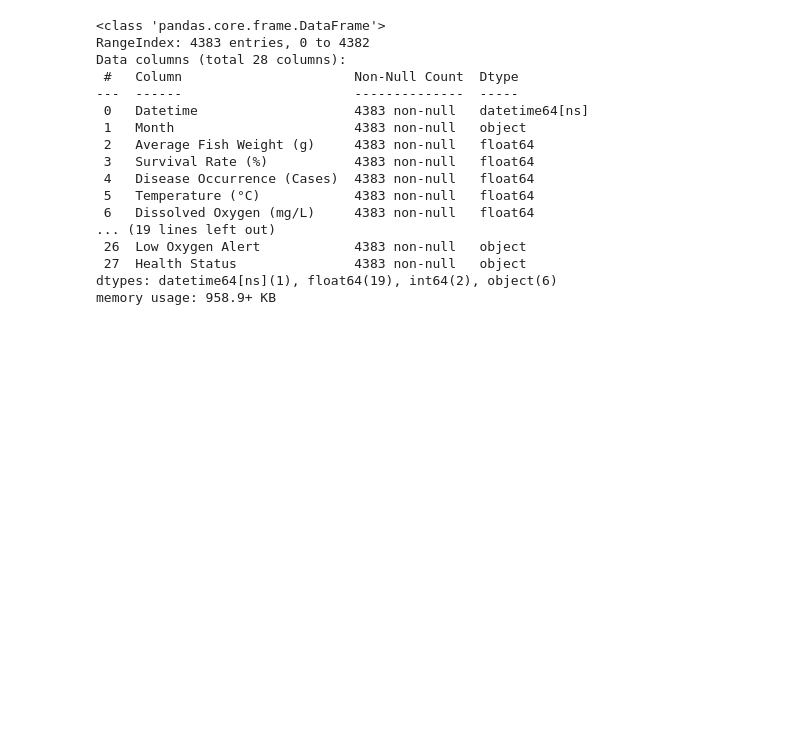
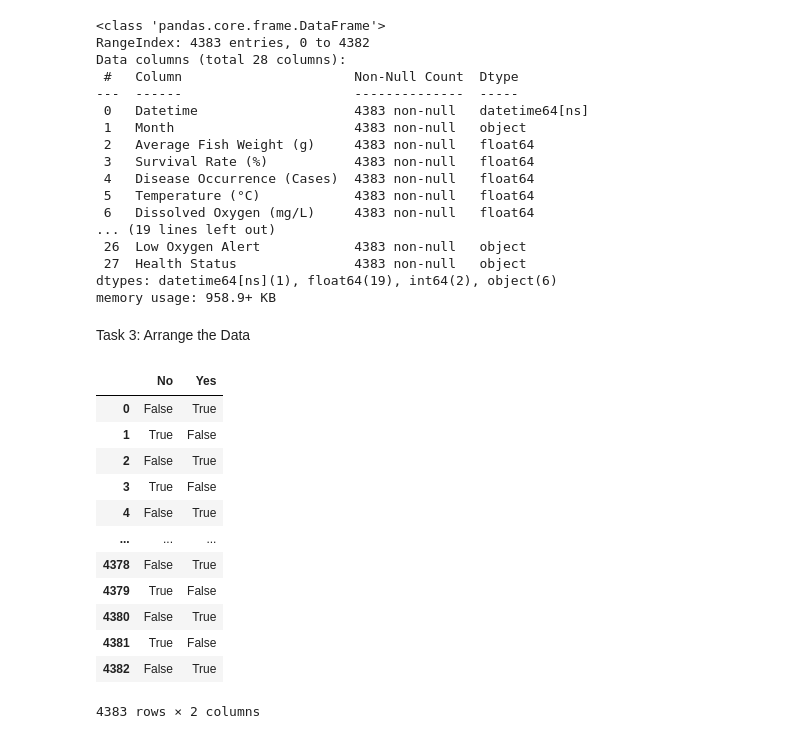
Before and after one commit to aaminah-arif/IoT-Monitoring-of-Water-Quality-and-Tilapia, a Jupyter notebook: Logistic Regression Project.ipynb, the cells around one changed output. Saved outputs shown, nothing was run; the diff lists cells and outputs as text; code cells hidden in the pictures; blank space fills up the shorter version.

```diff
--- a/Logistic Regression Project.ipynb
+++ b/Logistic Regression Project.ipynb
@@ -63,3 +71,33 @@ Data columns (total 28 columns):
  27  Health Status               4383 non-null   object
 dtypes: datetime64[ns](1), float64(19), int64(2), object(6)
 memory usage: 958.9+ KB
+# %% [markdown]
+Task 3: Arrange the Data
+# %%
+# The disease occurence column ranges from 1 -> 2, so 1.5 will be used as a threshold.
+# Anything above 1.5 is classified as disease not present (1)
+# Anything below as disease present (0)
+
+disease_present = []
+for x in quality_df['Disease Occurrence (Cases)']:
+    if x >= 1.5:
+        disease_present.append(1)
+    elif x < 1.5:
+        disease_present.append(0)
+quality_df['Disease Occurrence (Cases)'] = disease_present
+# %%
+pd.get_dummies(quality_df['Oxygenation Automatic'])
+# %% [output]
+|  | No | Yes |
+| 0 | False | True |
+| 1 | True | False |
+| 2 | False | True |
+| 3 | True | False |
+| 4 | False | True |
+| ... | ... | ... |
+| 4378 | False | True |
+| 4379 | True | False |
+| 4380 | False | True |
+| 4381 | True | False |
+| 4382 | False | True |
+4383 rows × 2 columns
```
Also changed, not shown: parts of 30 cells of this notebook.
